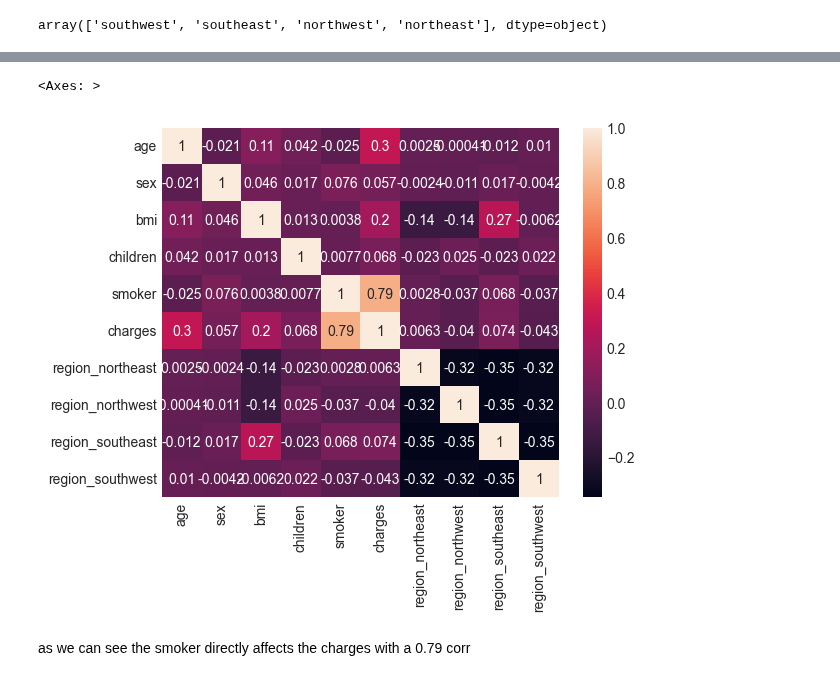
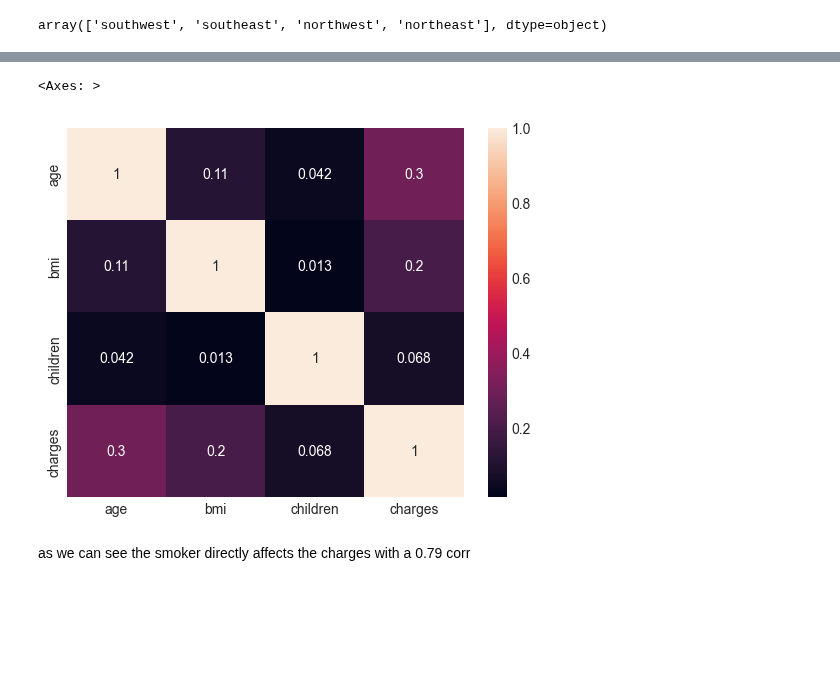
Before and after one commit to Hmmmmmmmmmmmmmmmmmmmmmmm/insurance_price_prediction, a Jupyter notebook: notebooks/01_data_understanding_and_EDA.ipynb, the cells around one changed output, grey strips where cells are left out. Cells and saved outputs as stored; diff of their text form; code cells hidden in the pictures; blank space fills up the shorter version.

```diff
--- a/notebooks/01_data_understanding_and_EDA.ipynb
+++ b/notebooks/01_data_understanding_and_EDA.ipynb
@@ -209,3 +204,0 @@ Alright now mapping 0 and 1 for binary features and OneHotEncoding for 'region'
-# %%
-df['sex'] = df['sex'].map({'female':0, 'male':1})
-df['smoker'] = df['smoker'].map({'no': 0, 'yes': 1})
@@ -254,5 +221,0 @@ array([[0., 0., 0., 1.],
-# %%
-encoder_df = pd.DataFrame(
-    encoded, columns=encoder.get_feature_names_out()
-)
-df=pd.concat([df,encoder_df],axis=1)
@@ -268,4 +221,0 @@ df.head()
-# %%
-# now dropping region
-df.drop('region',inplace=True,axis=1)
-df.head()
@@ -293,7 +231,7 @@ df.corr()
 # %%
-sns.heatmap(df.corr(),annot=True)
+sns.heatmap(df.corr(numeric_only=True),annot=True)
 # %% [output]
 <Axes: >
-[figure, old version]
+[figure, new version]
 # %% [markdown]
 as we can see the smoker directly affects the charges with a 0.79 corr
```
Also changed, not shown: parts of 38 cells of this notebook, 2 other files.
